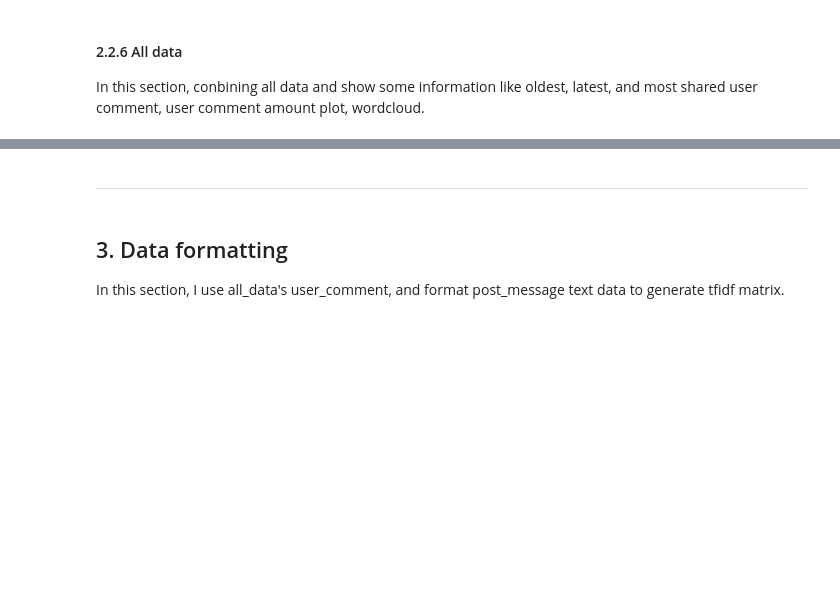
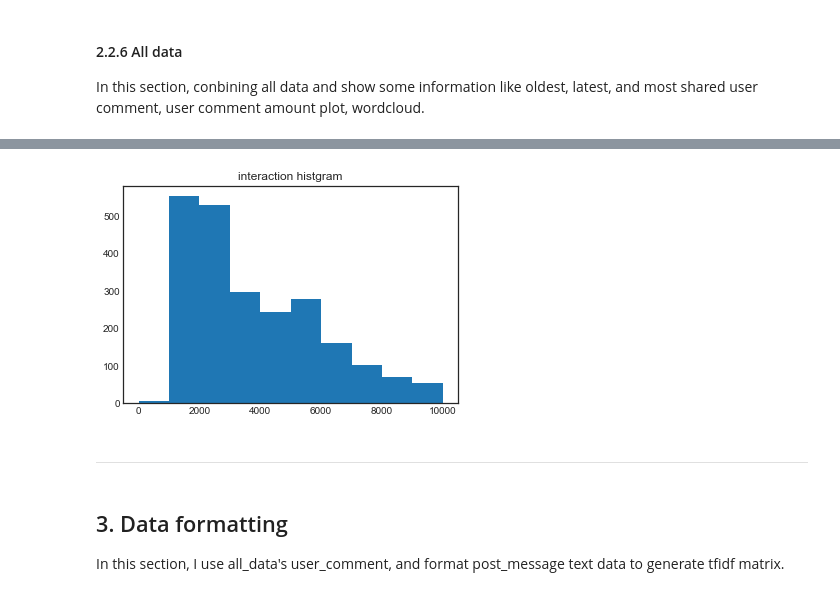
Before and after one commit to reiven-c-t/CSCI4710, a Jupyter notebook: Project/Draft/Main.ipynb, the cells around one changed output, grey strips where cells are left out. Drawn from its saved outputs; the diff is of its cells as text; code cells hidden in the pictures; blank space fills up the shorter version.

```diff
--- a/Project/Draft/Main.ipynb
+++ b/Project/Draft/Main.ipynb
@@ -600,3 +609,10 @@ Name: 0, dtype: object
+# %%
+interaction_data = all_data['interactions']
+plt.title('interaction histgram')
+plt.hist(interaction_data, range=(0, 10000))
+plt.show()
+# %% [output]
+[figure, added]
 # %% [markdown]
 ----
 # %% [markdown]
```
Also changed, not shown: parts of 18 cells of this notebook, 1 other file.
